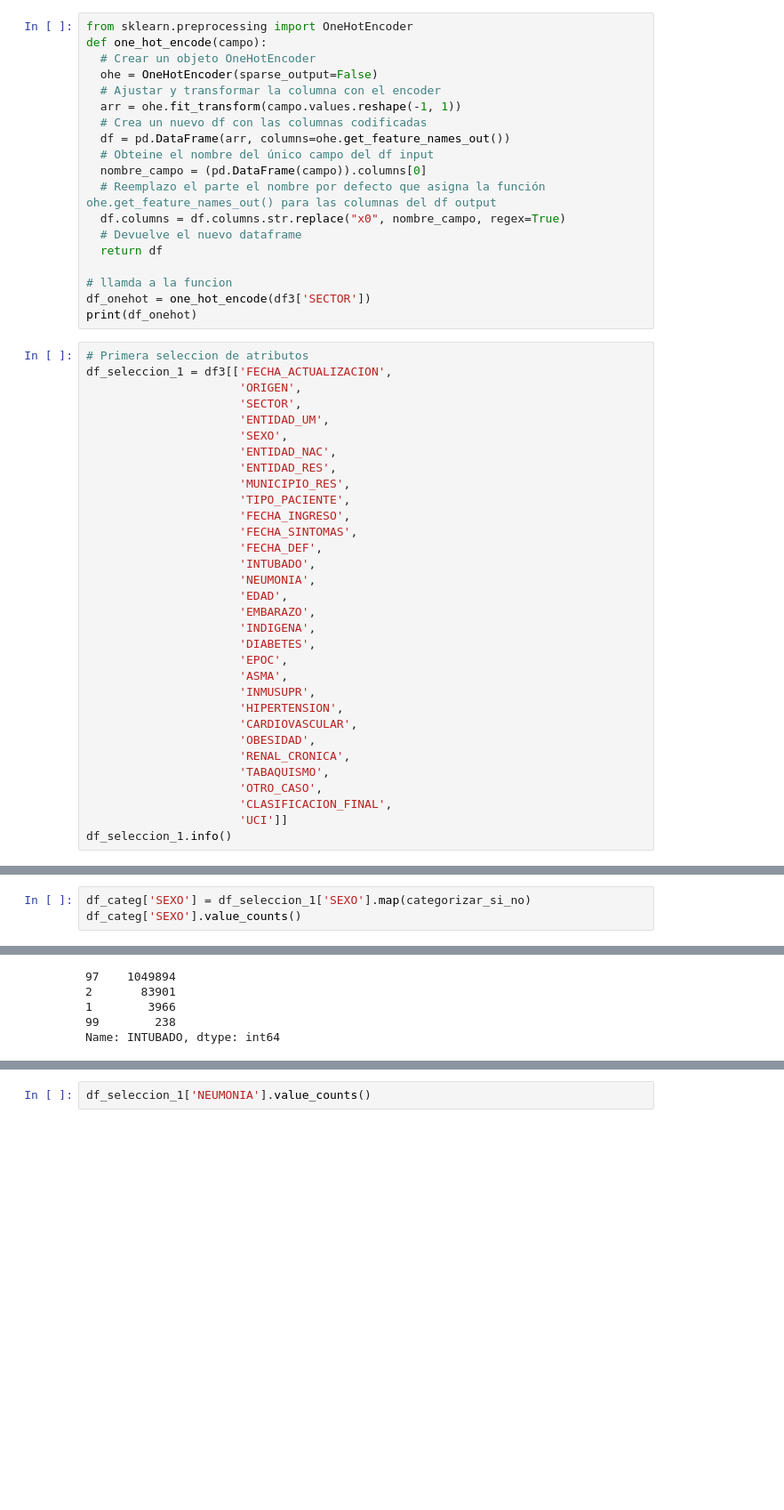
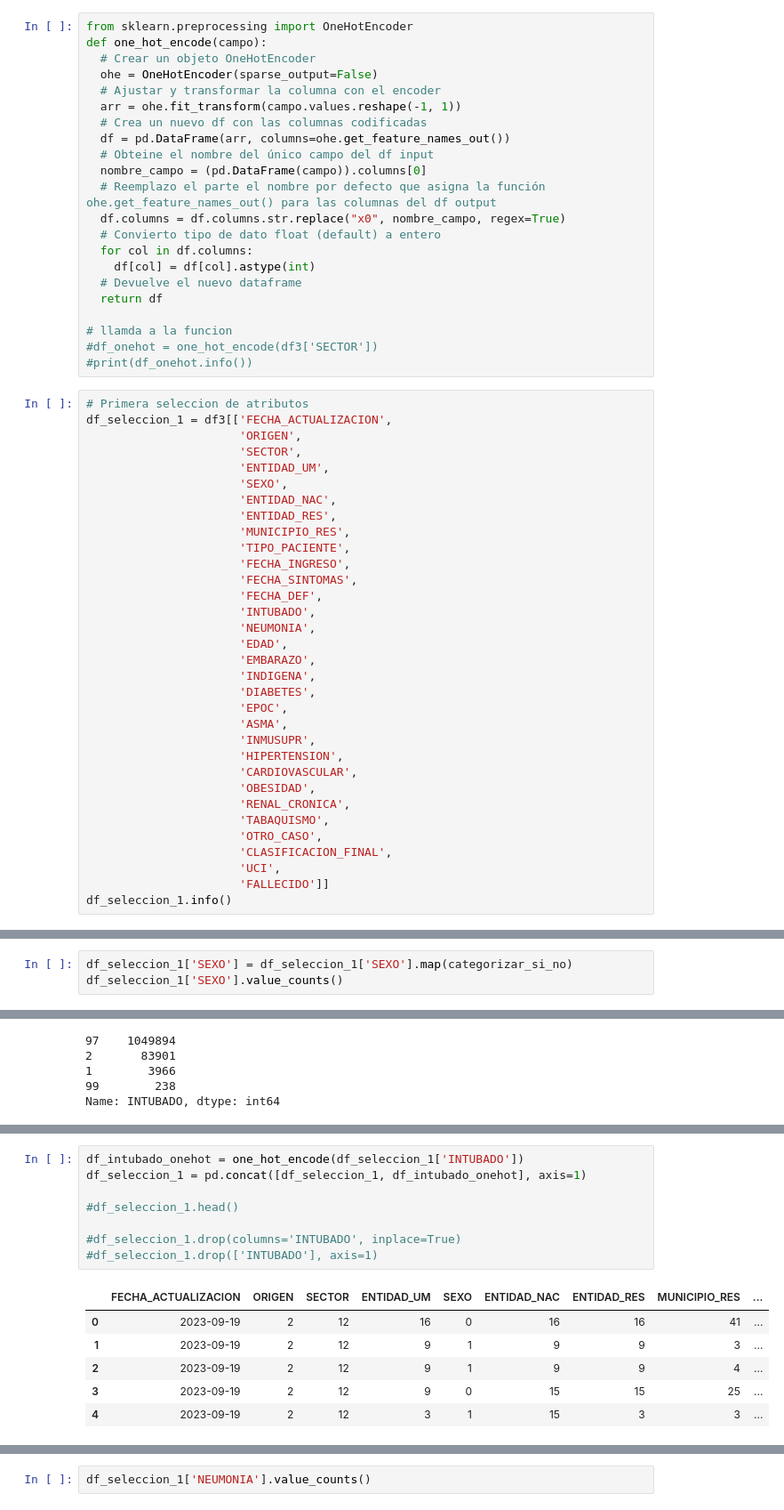
Before and after one commit to Jorgedavid91/ml_project, a Jupyter notebook: ML_Proyecto_Final.ipynb, the cells around one changed output, grey strips where cells are left out. Shown at 89% size. Saved outputs shown, nothing was run; the diff lists cells and outputs as text; blank space fills up the shorter version.

```diff
--- a/ML_Proyecto_Final.ipynb
+++ b/ML_Proyecto_Final.ipynb
@@ -110,12 +72,15 @@ def one_hot_encode(campo):
   nombre_campo = (pd.DataFrame(campo)).columns[0]
   # Reemplazo el parte el nombre por defecto que asigna la función ohe.get_feature_names_out() para las columnas del df output
   df.columns = df.columns.str.replace("x0", nombre_campo, regex=True)
+  # Convierto tipo de dato float (default) a entero
+  for col in df.columns:
+    df[col] = df[col].astype(int)
   # Devuelve el nuevo dataframe
   return df
 
 # llamda a la funcion
-df_onehot = one_hot_encode(df3['SECTOR'])
-print(df_onehot)
+#df_onehot = one_hot_encode(df3['SECTOR'])
+#print(df_onehot.info())
 # %%
 # Primera seleccion de atributos
 df_seleccion_1 = df3[['FECHA_ACTUALIZACION',
@@ -146,7 +111,8 @@ df_seleccion_1 = df3[['FECHA_ACTUALIZACION',
                       'TABAQUISMO',
                       'OTRO_CASO',
                       'CLASIFICACION_FINAL',
-                      'UCI']]
+                      'UCI',
+                      'FALLECIDO']]
 df_seleccion_1.info()
 # %% [output]
 <class 'pandas.core.frame.DataFrame'>
@@ -193,6 +165,6 @@ df_seleccion_1['SEXO'].value_counts()
 2    468445
 Name: SEXO, dtype: int64
 # %%
-df_categ['SEXO'] = df_seleccion_1['SEXO'].map(categorizar_si_no)
-df_categ['SEXO'].value_counts()
+df_seleccion_1['SEXO'] = df_seleccion_1['SEXO'].map(categorizar_si_no)
+df_seleccion_1['SEXO'].value_counts()
 # %% [output]
@@ -227,0 +198,15 @@ Codificación binaria:
+# %%
+df_intubado_onehot = one_hot_encode(df_seleccion_1['INTUBADO'])
+df_seleccion_1 = pd.concat([df_seleccion_1, df_intubado_onehot], axis=1)
+
+#df_seleccion_1.head()
+
+#df_seleccion_1.drop(columns='INTUBADO', inplace=True)
+#df_seleccion_1.drop(['INTUBADO'], axis=1)
+# %% [output]
+|  | FECHA_ACTUALIZACION | ORIGEN | SECTOR | ENTIDAD_UM | SEXO | ENTIDAD_NAC | ENTIDAD_RES | MUNICIPIO_RES | ... |
+| 0 | 2023-09-19 | 2 | 12 | 16 | 0 | 16 | 16 | 41 | ... |
+| 1 | 2023-09-19 | 2 | 12 | 9 | 1 | 9 | 9 | 3 | ... |
+| 2 | 2023-09-19 | 2 | 12 | 9 | 1 | 9 | 9 | 4 | ... |
+| 3 | 2023-09-19 | 2 | 12 | 9 | 0 | 15 | 15 | 25 | ... |
+| 4 | 2023-09-19 | 2 | 12 | 3 | 1 | 15 | 3 | 3 | ... |
```
Also changed, not shown: parts of 95 cells of this notebook.
